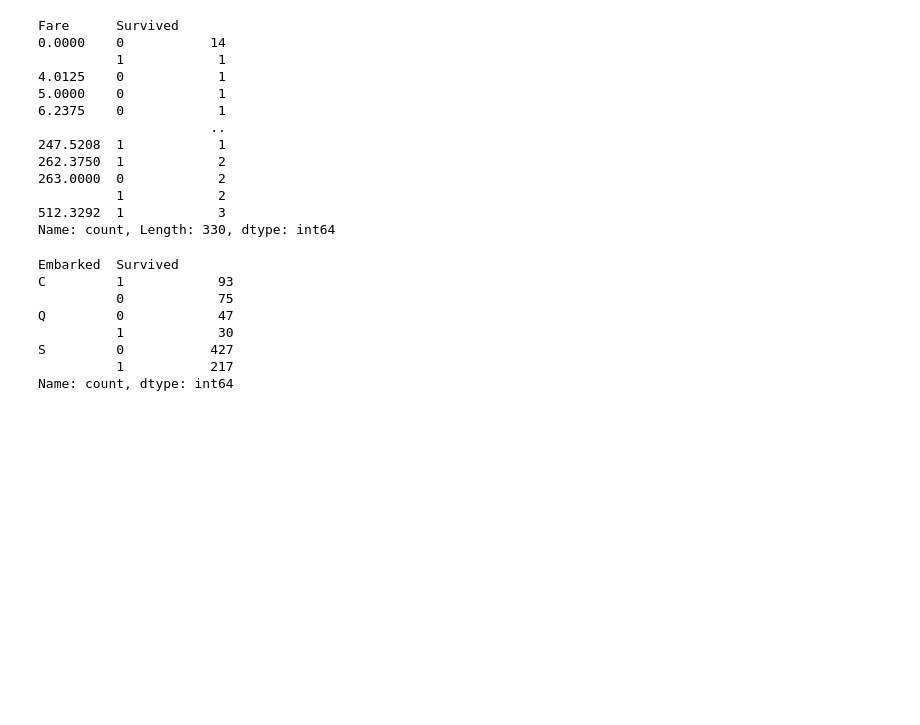
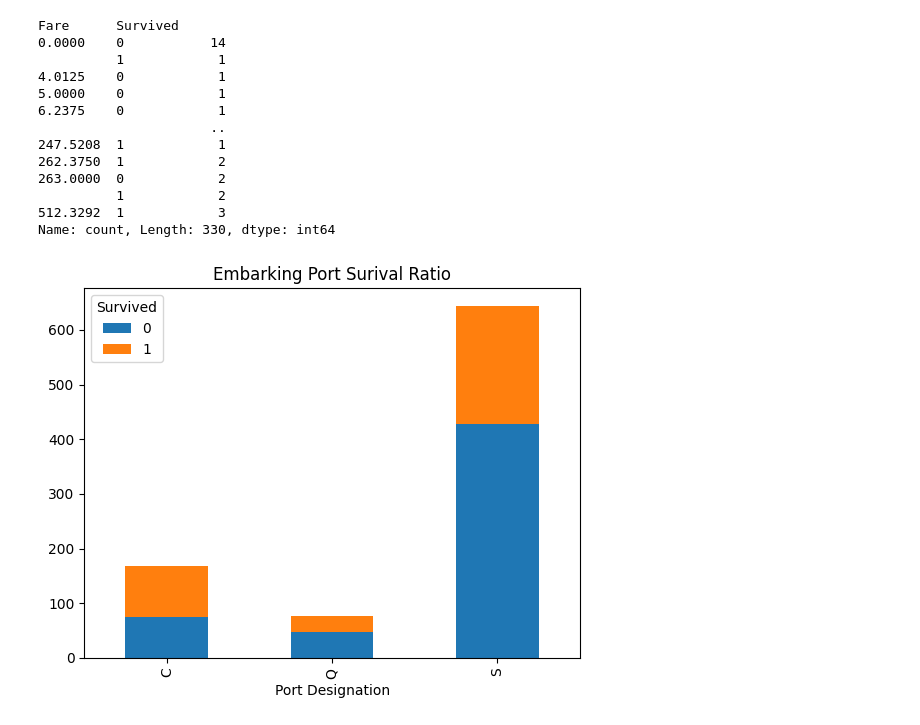
Before and after one commit to TonyGrif/titanic, a Jupyter notebook: eda/bivariate.ipynb, the cells around one changed output. Saved outputs shown, nothing was run; the diff lists cells and outputs as text; code cells hidden in the pictures; blank space fills up the shorter version.

```diff
--- a/eda/bivariate.ipynb
+++ b/eda/bivariate.ipynb
@@ -76,15 +54,10 @@ Fare      Survived
 Name: count, Length: 330, dtype: int64
 # %%
 # Embarked Suvival Rate
-df[["Survived", "Embarked"]] \
+ax = df[["Survived", "Embarked"]] \
     .groupby("Embarked") \
-    .value_counts()
+    .value_counts() \
+    .unstack() \
+    .plot(kind="bar", stacked=True, title="Embarking Port Surival Ratio", xlabel="Port Designation")
 # %% [output]
-Embarked  Survived
-C         1            93
-          0            75
-Q         0            47
-          1            30
-S         0           427
-          1           217
-Name: count, dtype: int64
+[figure, added]
```
Also changed, not shown: parts of 3 cells of this notebook.
